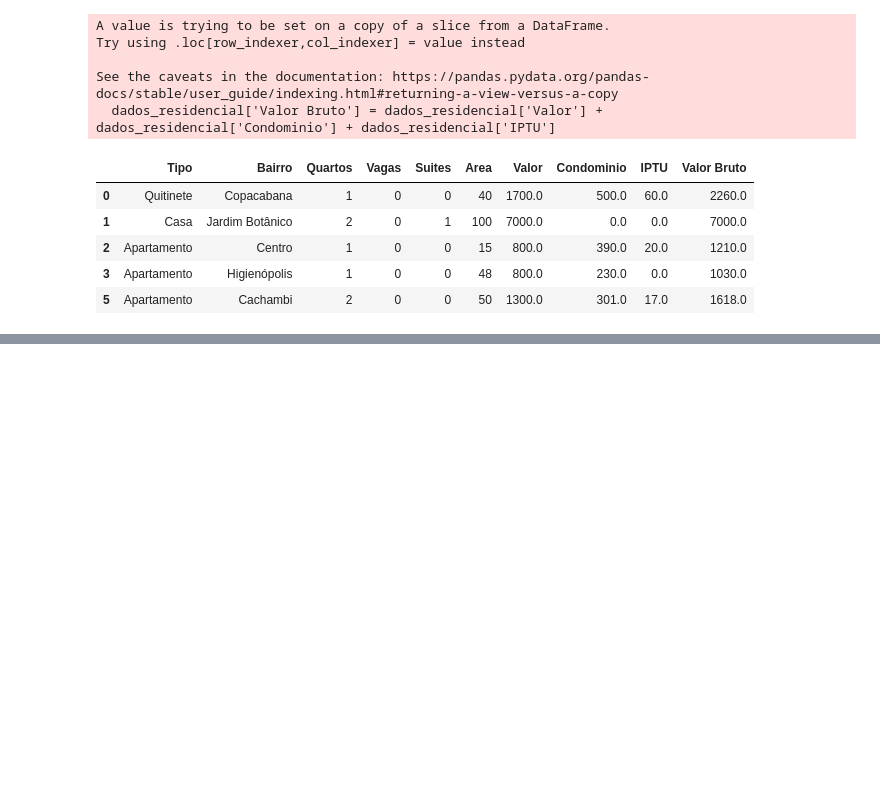
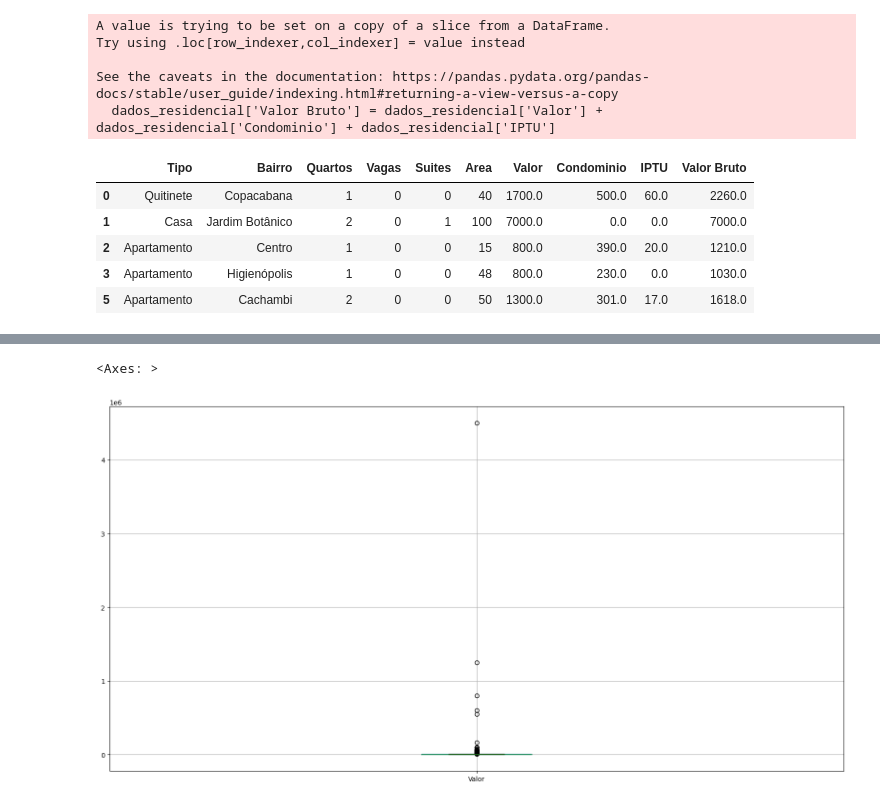
Before and after one commit to paulorobertovrc/alura-data-science, a Jupyter notebook: Pandas/data_science_pandas_trat_analise_dados.ipynb, the cells around one changed output, grey strips where cells are left out. Cells and saved outputs as stored; diff of their text form; code cells hidden in the pictures; blank space fills up the shorter version.

```diff
--- a/Pandas/data_science_pandas_trat_analise_dados.ipynb
+++ b/Pandas/data_science_pandas_trat_analise_dados.ipynb
@@ -523,0 +671,5 @@ See the caveats in the documentation: https://pandas.pydata.org/pandas-docs/stab
+# %%
+dados_residencial.boxplot(['Valor'])
+# %% [output]
+<Axes: >
+[figure, added]
```
Also changed, not shown: parts of 32 cells of this notebook.
